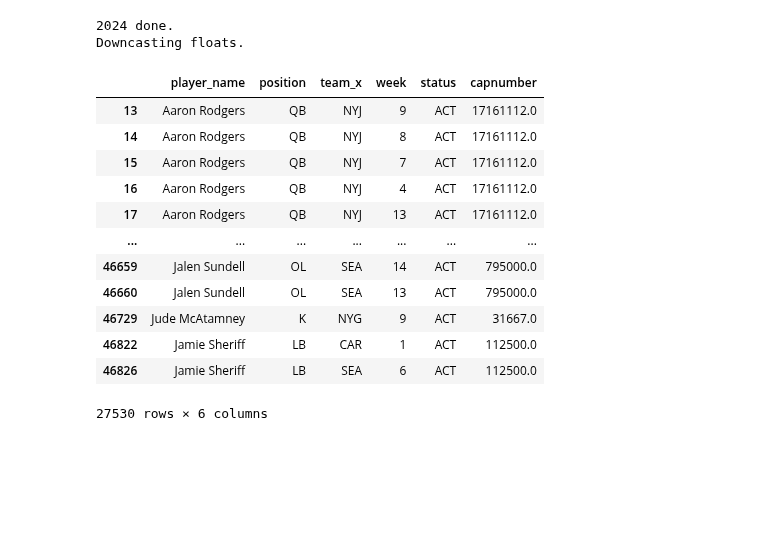
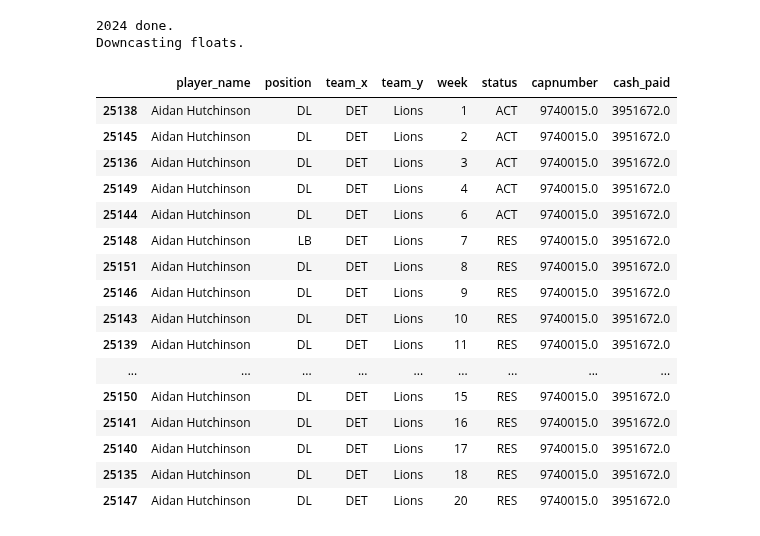
Before and after one commit to azcao95/group-25-mads-milestone-1, a Jupyter notebook: dollar-per-first.ipynb, the cells around one changed output. Cells and saved outputs as stored; diff of their text form; code cells hidden in the pictures; blank space fills up the shorter version.

```diff
--- a/dollar-per-first.ipynb
+++ b/dollar-per-first.ipynb
@@ -13,29 +15,33 @@ Downcasting floats.
 # %%
 wr_data = weekly_roster_data[['team', 'week', 'player_name', 'player_id', 'position', 'status']]
 
-wr_data_with_earnings = pd.merge(
+wr_data_join_earnings = pd.merge(
     wr_data,
     earnings_data,
     left_on='player_name',
     right_on='player_name',
     how='left'
-)
+).sort_values(by=['team_x', 'week'])
 
 # Fix: use .str.contains instead of .contains, and handle possible NaNs
-wr_earnings_data = wr_data_with_earnings[["player_name", "position", "team_x", "week", "status", "capnumber"]]
+wr_earnings_data = wr_data_join_earnings[["player_name", "position", "team_x", "team_y", "week", "status", "capnumber", "cash_paid"]]
 
-wr_earnings_data[wr_earnings_data["status"] == "ACT"]
+wr_earnings_data[wr_earnings_data["player_name"] == "Aidan Hutchinson"]
 # %% [output]
-|  | player_name | position | team_x | week | status | capnumber |
-| 13 | Aaron Rodgers | QB | NYJ | 9 | ACT | 17161112.0 |
-| 14 | Aaron Rodgers | QB | NYJ | 8 | ACT | 17161112.0 |
-| 15 | Aaron Rodgers | QB | NYJ | 7 | ACT | 17161112.0 |
-| 16 | Aaron Rodgers | QB | NYJ | 4 | ACT | 17161112.0 |
-| 17 | Aaron Rodgers | QB | NYJ | 13 | ACT | 17161112.0 |
-| ... | ... | ... | ... | ... | ... | ... |
-| 46659 | Jalen Sundell | OL | SEA | 14 | ACT | 795000.0 |
-| 46660 | Jalen Sundell | OL | SEA | 13 | ACT | 795000.0 |
-| 46729 | Jude McAtamney | K | NYG | 9 | ACT | 31667.0 |
-| 46822 | Jamie Sheriff | LB | CAR | 1 | ACT | 112500.0 |
-| 46826 | Jamie Sheriff | LB | SEA | 6 | ACT | 112500.0 |
+|  | player_name | position | team_x | team_y | week | status | capnumber | cash_paid |
+| 25138 | Aidan Hutchinson | DL | DET | Lions | 1 | ACT | 9740015.0 | 3951672.0 |
+| 25145 | Aidan Hutchinson | DL | DET | Lions | 2 | ACT | 9740015.0 | 3951672.0 |
+| 25136 | Aidan Hutchinson | DL | DET | Lions | 3 | ACT | 9740015.0 | 3951672.0 |
+| 25149 | Aidan Hutchinson | DL | DET | Lions | 4 | ACT | 9740015.0 | 3951672.0 |
+| 25144 | Aidan Hutchinson | DL | DET | Lions | 6 | ACT | 9740015.0 | 3951672.0 |
+| 25148 | Aidan Hutchinson | LB | DET | Lions | 7 | RES | 9740015.0 | 3951672.0 |
+| 25151 | Aidan Hutchinson | DL | DET | Lions | 8 | RES | 9740015.0 | 3951672.0 |
+| 25146 | Aidan Hutchinson | DL | DET | Lions | 9 | RES | 9740015.0 | 3951672.0 |
+| 25143 | Aidan Hutchinson | DL | DET | Lions | 10 | RES | 9740015.0 | 3951672.0 |
+| 25139 | Aidan Hutchinson | DL | DET | Lions | 11 | RES | 9740015.0 | 3951672.0 |
+| ... | ... | ... | ... | ... | ... | ... | ... | ... |
+| 25150 | Aidan Hutchinson | DL | DET | Lions | 15 | RES | 9740015.0 | 3951672.0 |
+| 25141 | Aidan Hutchinson | DL | DET | Lions | 16 | RES | 9740015.0 | 3951672.0 |
+| 25140 | Aidan Hutchinson | DL | DET | Lions | 17 | RES | 9740015.0 | 3951672.0 |
+| 25135 | Aidan Hutchinson | DL | DET | Lions | 18 | RES | 9740015.0 | 3951672.0 |
+| 25147 | Aidan Hutchinson | DL | DET | Lions | 20 | RES | 9740015.0 | 3951672.0 |
-27530 rows × 6 columns
```
Also changed, not shown: parts of 4 cells of this notebook.
